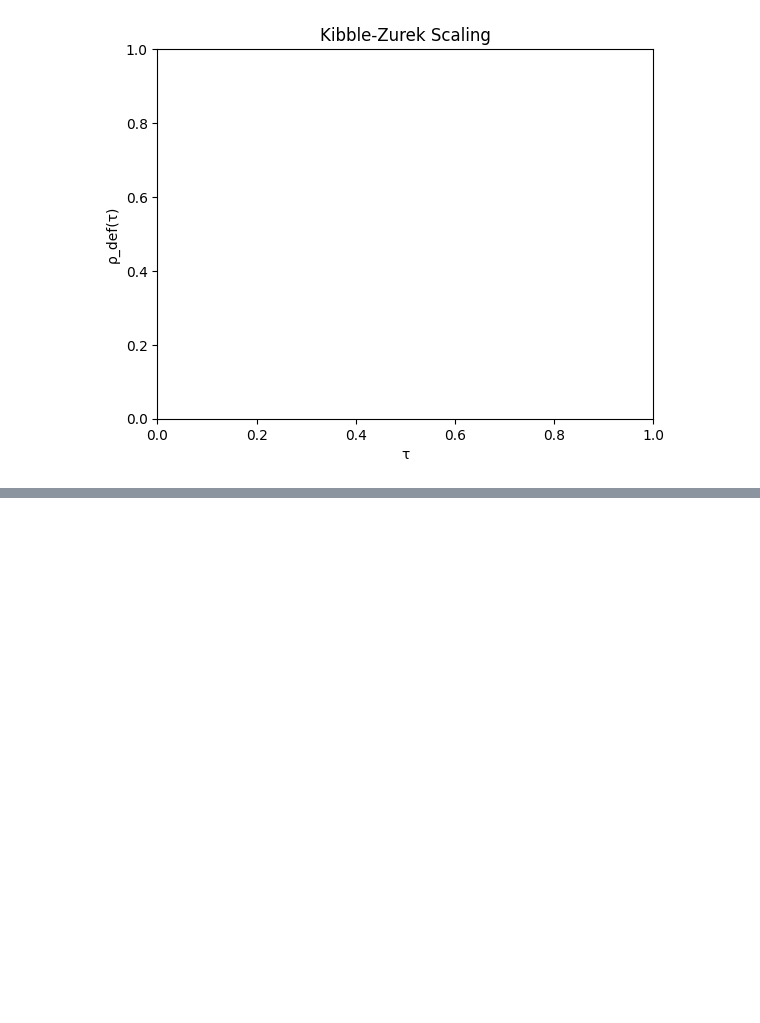
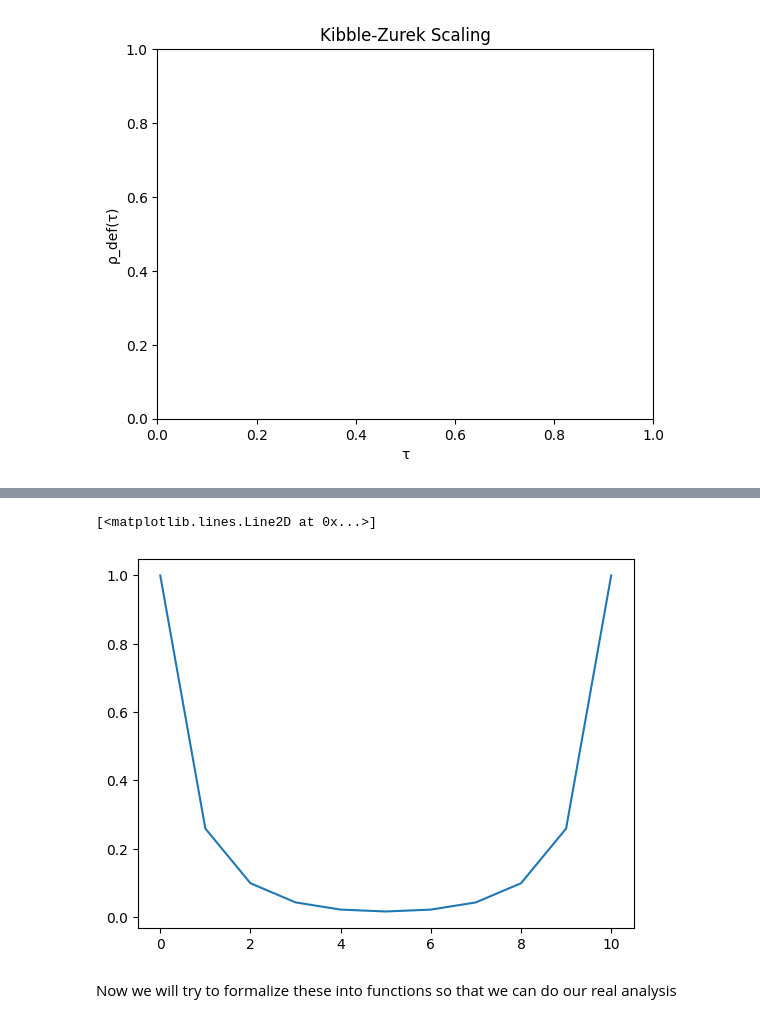
Before and after one commit to KristianMunnikhuis/subsystem_loschmidt_echo, a Jupyter notebook: scripts/mutual_info/exact_diag/SingleParticleSector.ipynb, the cells around one changed output, grey strips where cells are left out. Cells and saved outputs as stored; diff of their text form; code cells hidden in the pictures; blank space fills up the shorter version.

```diff
--- a/scripts/mutual_info/exact_diag/SingleParticleSector.ipynb
+++ b/scripts/mutual_info/exact_diag/SingleParticleSector.ipynb
@@ -746,0 +807,17 @@ array([0.4472136 , 0.31622777, 0.2236068 , 0.15811388, 0.1118034 ,
+# %%
+n_vals = np.arange(050, L+1)        # skip n = 0
+cxx = []
+
+for n in n_vals:
+    S = np.empty((n, n), dtype=np.complex128)
+    for j in range(n):
+        for jp in range(n):
+            S[j, jp] = (j == jp) - 2.0 * G1[j, jp]-2.0*F1[j,jp]   # Eq. (★)
+    cxx.append(np.linalg.det(S).real)
+# %%
+plt.plot(cxx)
+# %% [output]
+[<matplotlib.lines.Line2D at 0x...>]
+[figure, added]
+# %% [markdown]
+Now we will try to formalize these into functions so that we can do our real analysis
```
Also changed, not shown: parts of 20 cells of this notebook.
